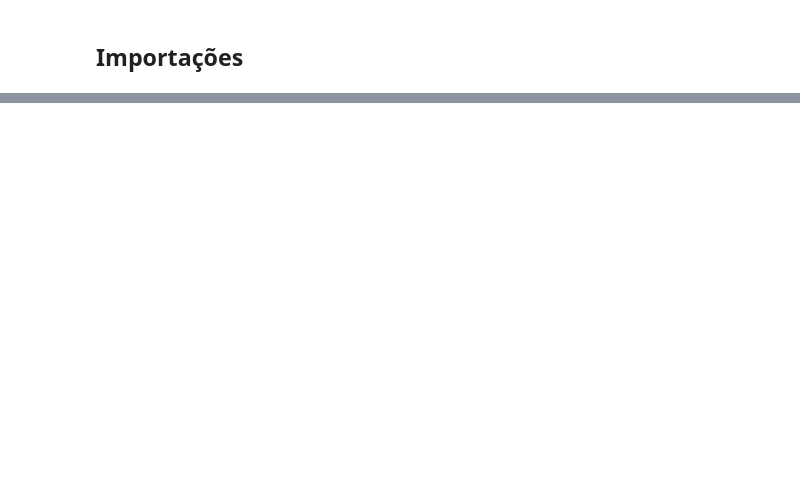
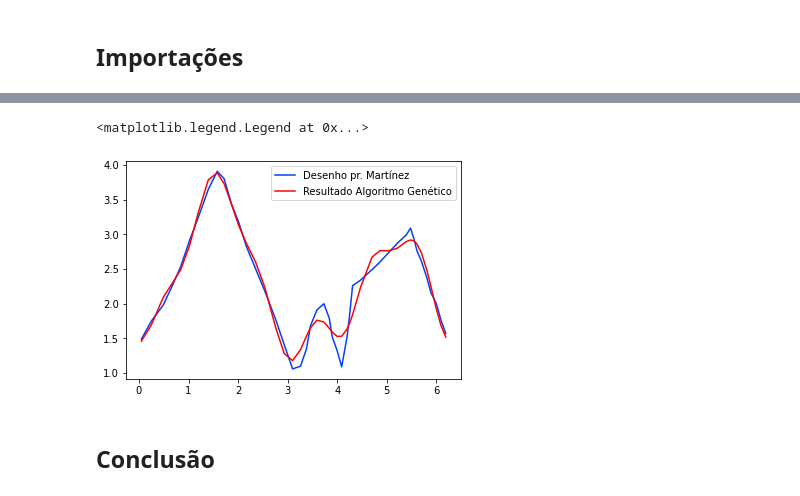
Before and after one commit to benetao/Analise_numerica, a Jupyter notebook: Martinez/Metodo_de_Euler.ipynb, the cells around one changed output, grey strips where cells are left out. Cells and saved outputs as stored; diff of their text form; code cells hidden in the pictures; blank space fills up the shorter version.

```diff
--- a/Martinez/Metodo_de_Euler.ipynb
+++ b/Martinez/Metodo_de_Euler.ipynb
@@ -132,0 +103,23 @@ Logo, como o passo do método de Euler é dado justamente por $t- t_0$, isto é,
+# %%
+# CONSTANTES
+
+# relacionadas à busca
+TAMANHO_POP = 50
+CHANCE_CRUZAMENTO = 0.5
+CHANCE_MUTACAO = 0.05
+NUM_COMBATENTES_NO_TORNEIO = 3
+NUM_GERACOES = 10000
+
+#relacionados ao problema
+ORDEM = 7
+DESENHO = DESENHO_MARTINEZ
+# %%
+# funções locais (para não ter que colocar as variaveis locais no script
+def cria_populacao_inicial(tamanho, ordem):
+    return populacao_inicial_serie(tamanho, ORDEM)
+
+def funcao_objetivo_pop(populacao):
+    return funcao_objetivo_pop_serie(populacao, DESENHO)
+
+def funcao_selecao(populacao, fitness):
+    return selecao_torneio_min(populacao, fitness, NUM_COMBATENTES_NO_TORNEIO)
@@ -132,0 +191,13 @@ Logo, como o passo do método de Euler é dado justamente por $t- t_0$, isto é,
+# %%
+y_serie_ag = []
+for i in x:
+    y_serie_ag.append(serie_fourier(i, melhor_individuo_ja_visto))
+fig, ax = plt.subplots(1,1)
+ax.plot(x,y, label = "Desenho pr. Martínez")
+ax.plot(x, y_serie_ag, c = 'r', label = "Resultado Algoritmo Genético")
+ax.legend()
+# %% [output]
+<matplotlib.legend.Legend at 0x...>
+[figure, added]
+# %% [markdown]
+## Conclusão
```
Also changed, not shown: parts of 30 cells of this notebook.
